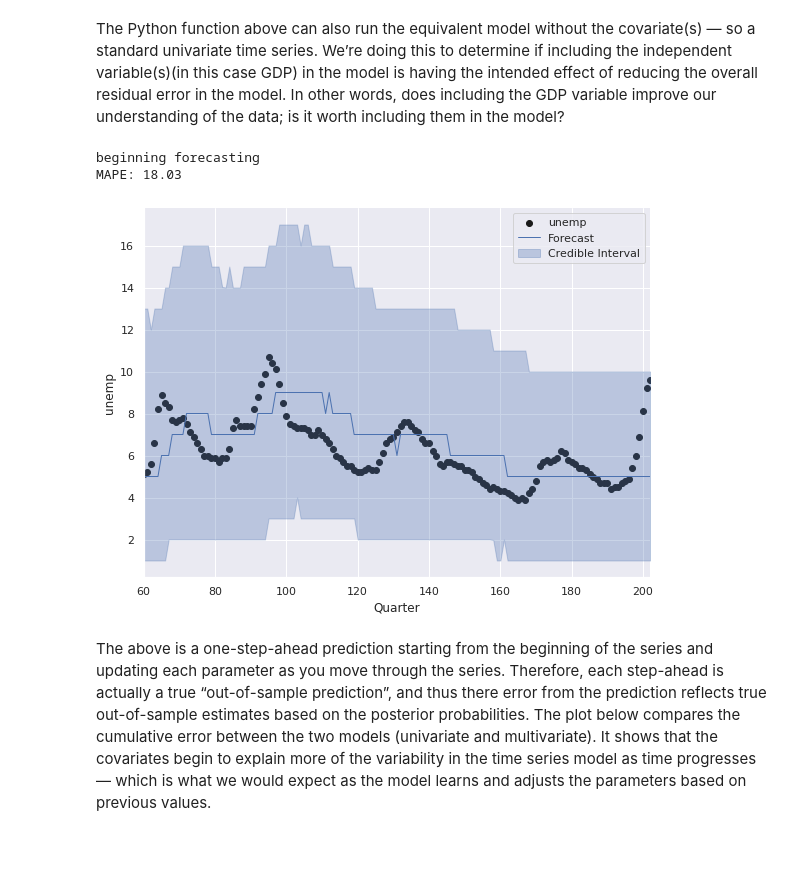
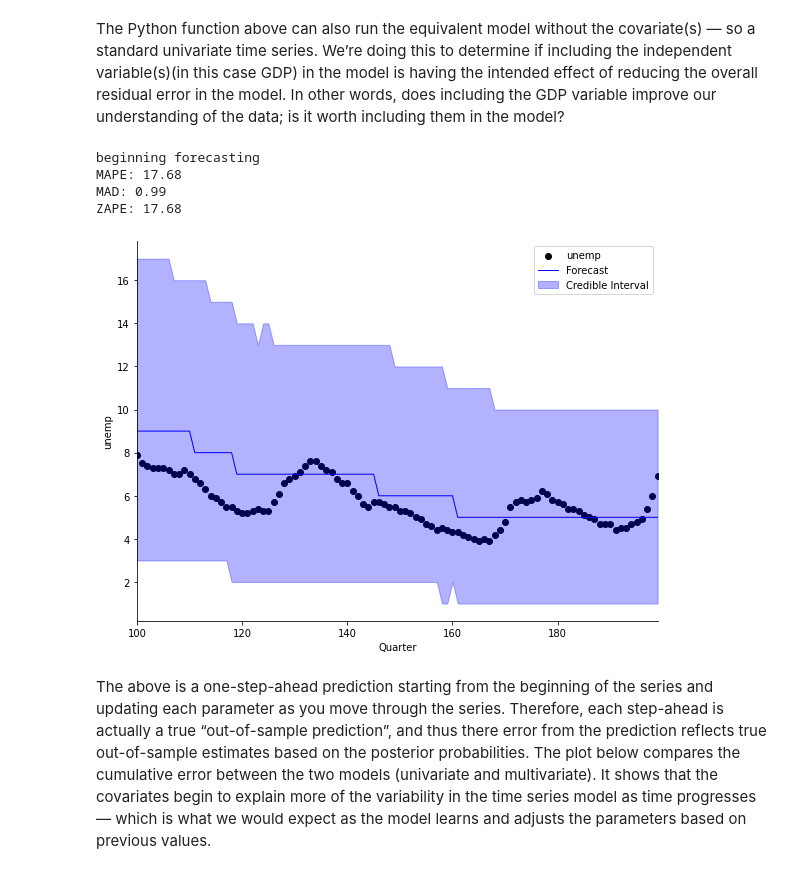
Before and after one commit to xxl4tomxu98/econometrics-gdp-dpi-VAR, a Jupyter notebook: real-world-VAR.ipynb, the cells around one changed output. Drawn from its saved outputs; the diff is of its cells as text; code cells hidden in the pictures; blank space fills up the shorter version.

```diff
--- a/real-world-VAR.ipynb
+++ b/real-world-VAR.ipynb
@@ -321,10 +336,12 @@ Seas 4     0.00                1.00
 The Python function above can also run the equivalent model without the covariate(s) — so a standard univariate time series. We’re doing this to determine if including the independent variable(s)(in this case GDP) in the model is having the intended effect of reducing the overall residual error in the model. In other words, does including the GDP variable improve our understanding of the data; is it worth including them in the model?
 # %%
 # Calculate Bayesian estimate for the univariate model
-uv_mod, uv_for, uv_samp, uv_y = bayes_forecast(None, data2.unemp)
+uv_mod, uv_for, uv_samp, uv_y = bayes_forecast(None, data2.unemp,4)
 # %% [output]
 beginning forecasting
-MAPE: 18.03
+MAPE: 17.68
+MAD: 0.99
+ZAPE: 17.68
-[figure, old version]
+[figure, new version]
 # %% [markdown]
 The above is a one-step-ahead prediction starting from the beginning of the series and updating each parameter as you move through the series. Therefore, each step-ahead is actually a true “out-of-sample prediction”, and thus there error from the prediction reflects true out-of-sample estimates based on the posterior probabilities. The plot below compares the cumulative error between the two models (univariate and multivariate). It shows that the covariates begin to explain more of the variability in the time series model as time progresses — which is what we would expect as the model learns and adjusts the parameters based on previous values.
```
Also changed, not shown: parts of 4 cells of this notebook.
